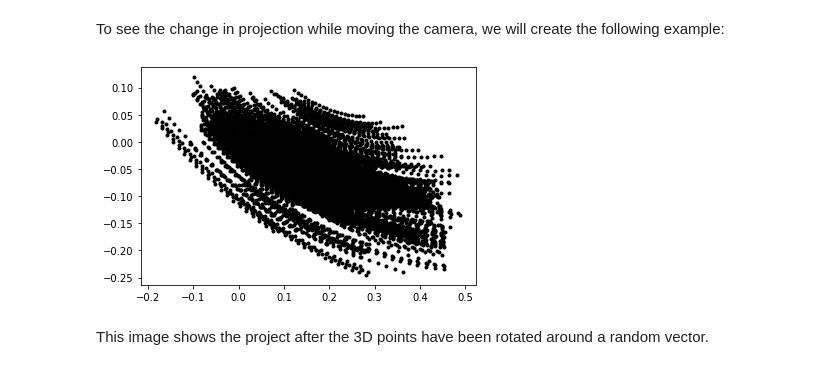
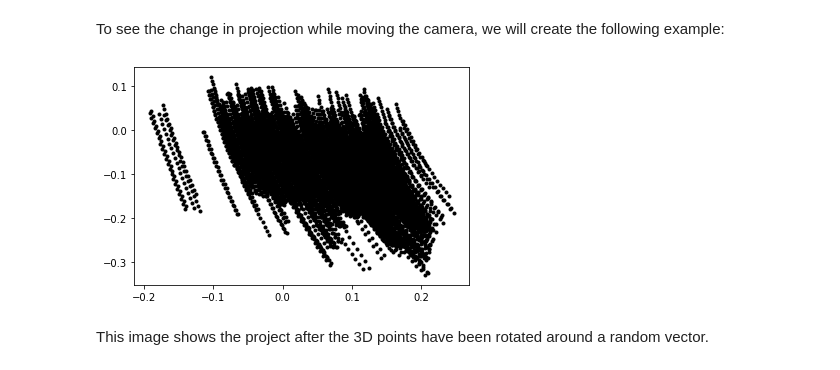
Before and after one commit to JoBo33/Introduction_To_ComputerVision, a Jupyter notebook: writeup.ipynb, the cells around one changed output. Cells and saved outputs as stored; diff of their text form; code cells hidden in the pictures.

```diff
--- a/writeup.ipynb
+++ b/writeup.ipynb
@@ -123,18 +123,18 @@ To see the change in projection while moving the camera, we will create the foll
 # %%
 # create transformation
 r = 0.05 * np.random.rand(3)
-rot = Camera.rotation_matrix(r)
+rot = rotation_matrix(r)
 
 # rotate camera and project
 plt.figure()
 for t in range(20):
     cam.P = np.dot(cam.P, rot)
     x = cam.project(points)
     plt.plot(x[0], x[1], 'k.')
 
 plt.show()
 # %% [output]
-[figure, old version]
+[figure, new version]
 # %% [markdown]
 This image shows the project after the 3D points have been rotated around a random vector.
 # %% [markdown]
```
Also changed, not shown: parts of 8 cells of this notebook, 6 other files.
